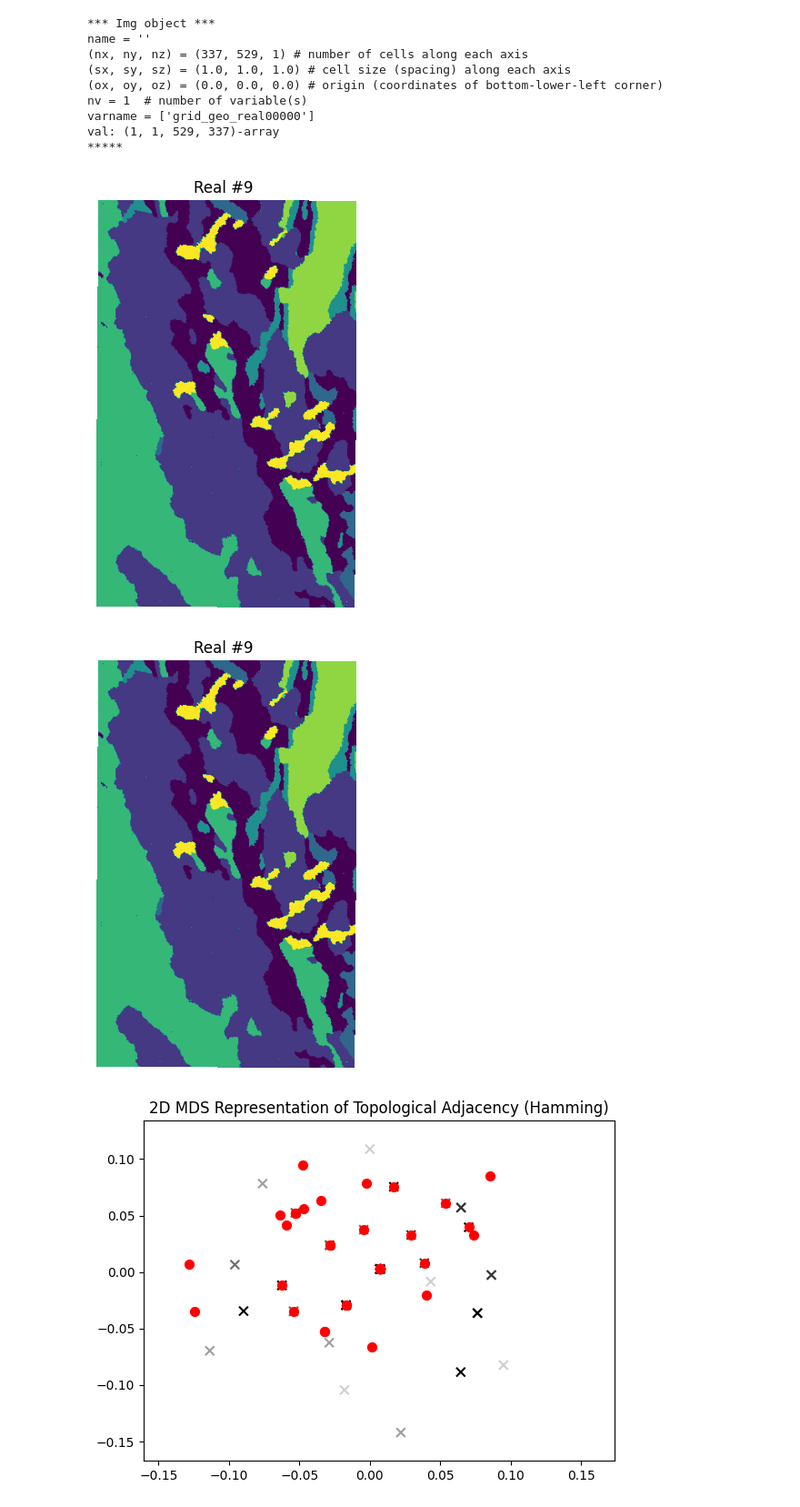
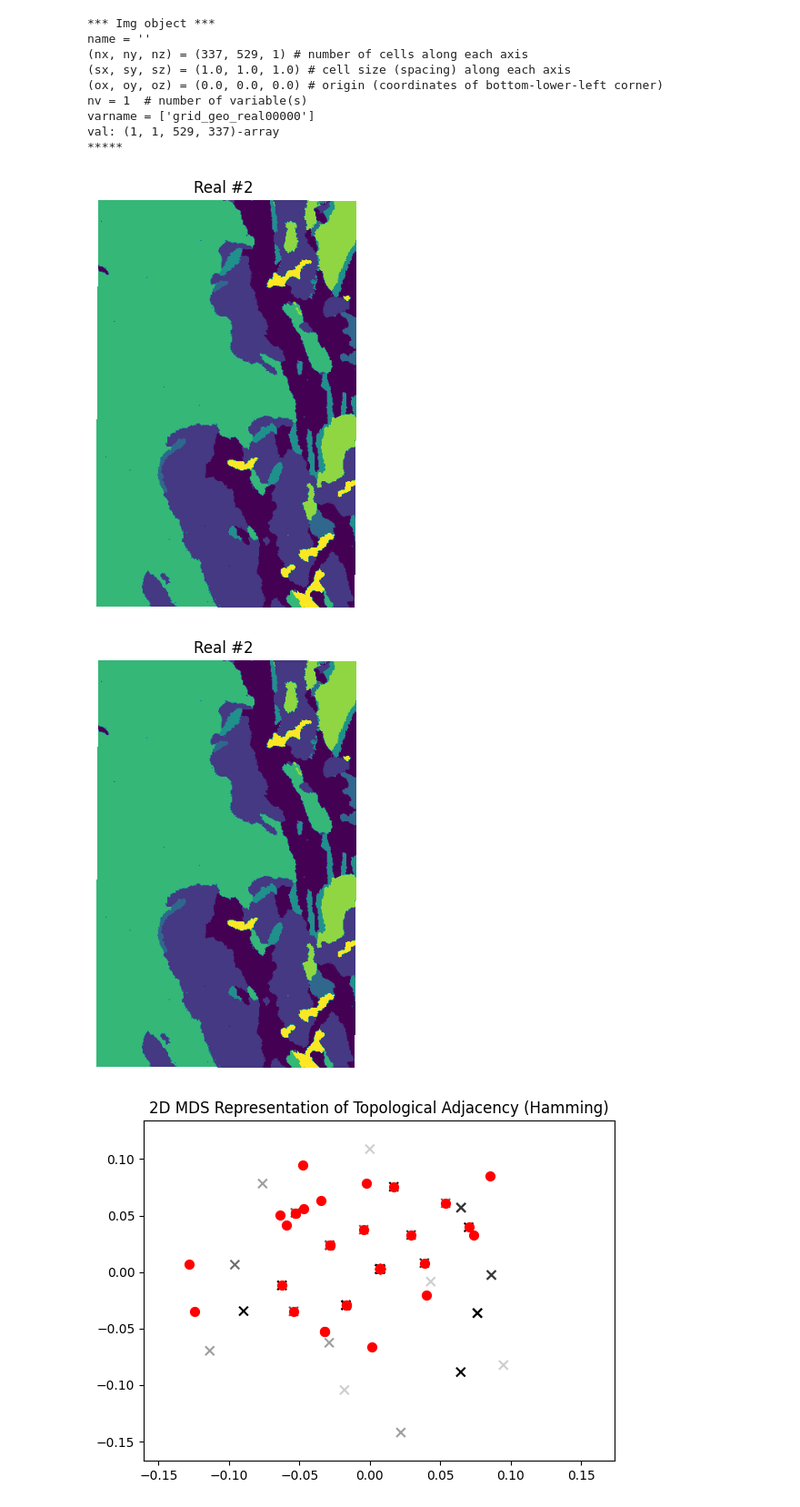
Before and after one commit to AxMeNi/GeoclassificationMPS, a Jupyter notebook: src/results_explorer.ipynb, the cells around one changed output. Shown: that part at 91% size. Drawn from its saved outputs; the diff is of its cells as text; code cells hidden in the pictures.

```diff
--- a/src/results_explorer.ipynb
+++ b/src/results_explorer.ipynb
@@ -128,7 +128,7 @@ with zipfile.ZipFile(r"K:\CET\Resultats\results.zip") as zip:
         deesse_outputs.append(pickle.load(zip.open(matched_folder + 'deesse_output/deesse_output.pkl', mode='r')))
 # %%
 reference_folder = find_all_simulation_folders(
-                    ti_pct=75,
+                    ti_pct=90,
                     num_shape=1,
                     ti_aux_var="grid_grv,grid_lmp,grid_mag",
                     seed=[852,123,456,789,254]
@@ -136,21 +136,23 @@ reference_folder = find_all_simulation_folders(
 # %%
 from display_functions import plot_realizations
 with zipfile.ZipFile(r"K:\CET\Resultats\results.zip") as z:
-    deesse_output = pickle.load(z.open(reference_folder[0] + "deesse_output/deesse_output.pkl", mode='r'))
+    deesse_output = pickle.load(z.open(reference_folder[1] + "deesse_output/deesse_output.pkl", mode='r'))
 print(deesse_output["sim"][0])
-plot_realizations(deesse_output, index_real=9)
+plot_realizations(deesse_output, index_real=2)
+
+print(deesse_output)
 # %% [output]
 *** Img object ***
 name = ''
 (nx, ny, nz) = (337, 529, 1) # number of cells along each axis
 (sx, sy, sz) = (1.0, 1.0, 1.0) # cell size (spacing) along each axis
 (ox, oy, oz) = (0.0, 0.0, 0.0) # origin (coordinates of bottom-lower-left corner)
 nv = 1  # number of variable(s)
 varname = ['grid_geo_real00000']
 val: (1, 1, 529, 337)-array
 *****
-[figure, old version]
+[figure, new version]
-[figure, old version]
+[figure, new version]
 # %%
 ent, dist_hist, dist_topo_hamming, dist_topo_lapl_spec = calculate_indicators(deesse_output=deesse_outputs, n_sim_variables=1, reference_var=np.array(0), use_reference=False)
 # %%
```
